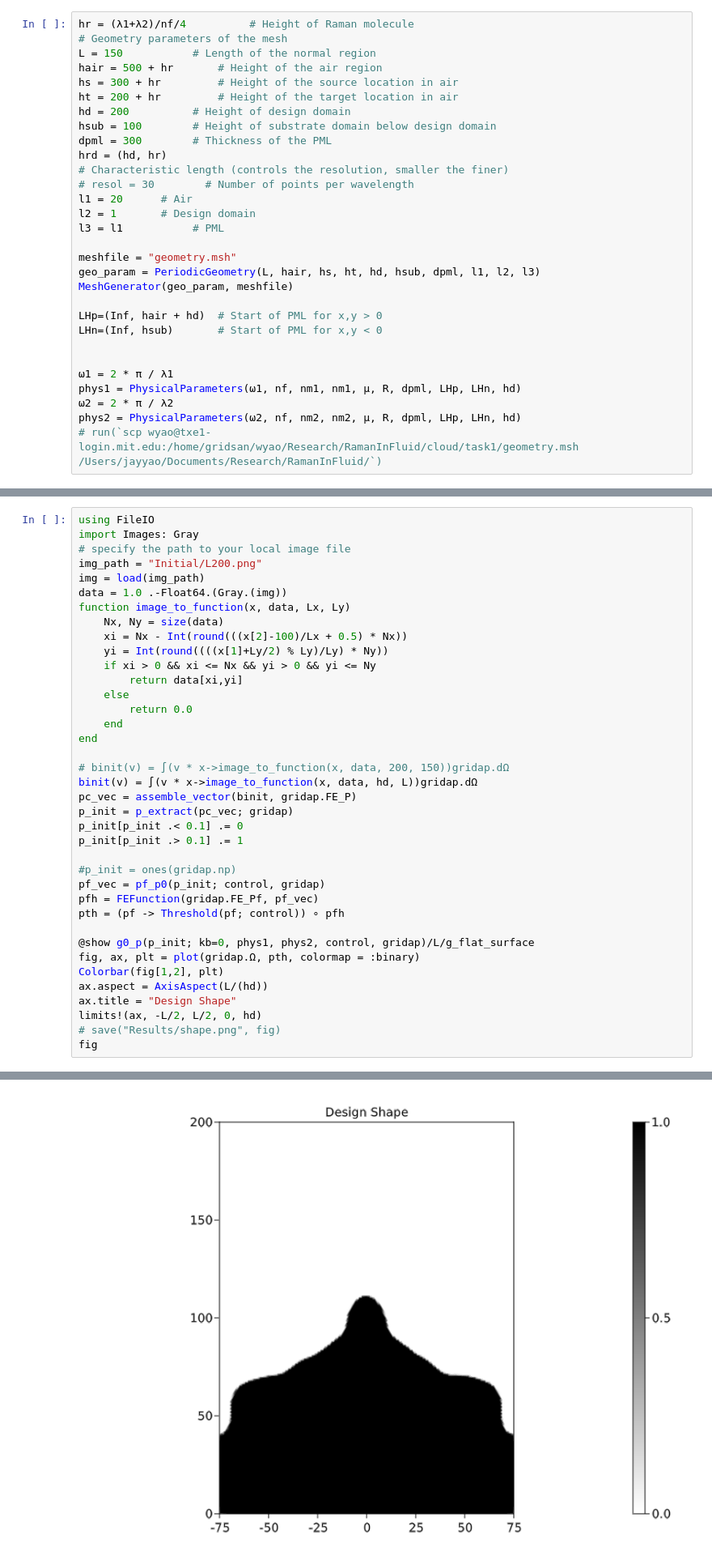
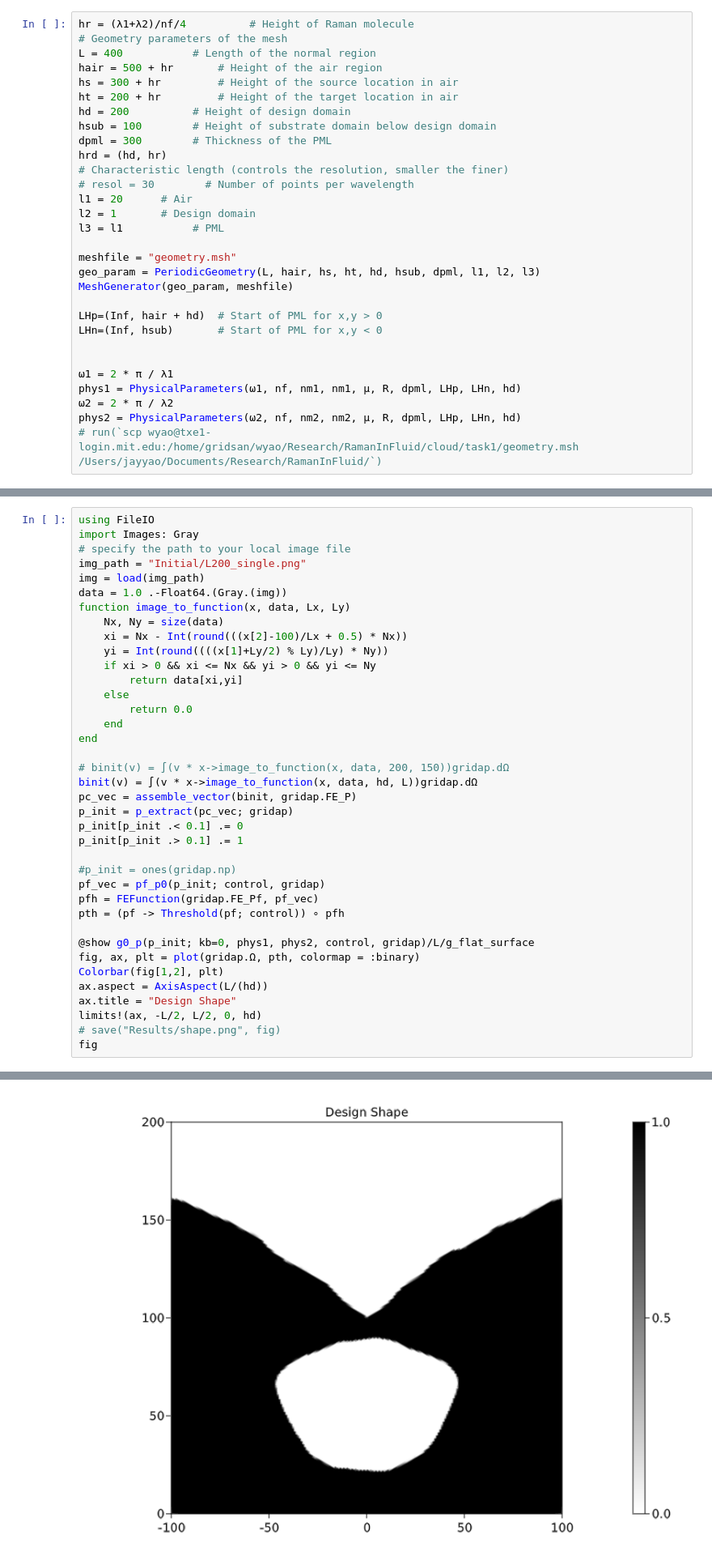
Before and after one commit to WenjieYao/RamanInFluid, a Jupyter notebook: Main.ipynb, the cells around one changed output, grey strips where cells are left out. Shown: that part at 81% size. Saved outputs shown, nothing was run; the diff lists cells and outputs as text.

```diff
--- a/Main.ipynb
+++ b/Main.ipynb
@@ -40,7 +40,7 @@ nm1,nm2
 # %%
 hr = (λ1+λ2)/nf/4          # Height of Raman molecule
 # Geometry parameters of the mesh
-L = 150           # Length of the normal region
+L = 400           # Length of the normal region
 hair = 500 + hr       # Height of the air region
 hs = 300 + hr         # Height of the source location in air
 ht = 200 + hr         # Height of the target location in air
@@ -149,7 +149,7 @@ GridapParameters(UnconstrainedFESpace(), UnconstrainedFESpace(), UnconstrainedFE
 using FileIO
 import Images: Gray
 # specify the path to your local image file
-img_path = "Initial/L200.png"
+img_path = "Initial/L200_single.png"
 img = load(img_path)
 data = 1.0 .-Float64.(Gray.(img))
 function image_to_function(x, data, Lx, Ly)
@@ -188,4 +188,4 @@ fig
-[figure, old version]
+[figure, new version]
 # %%
 function p_bowtie(x, d, h, L, hd)
     dx = abs(x[1]) - d / 2
```
Also changed, not shown: parts of 12 cells of this notebook, 37 other files.
